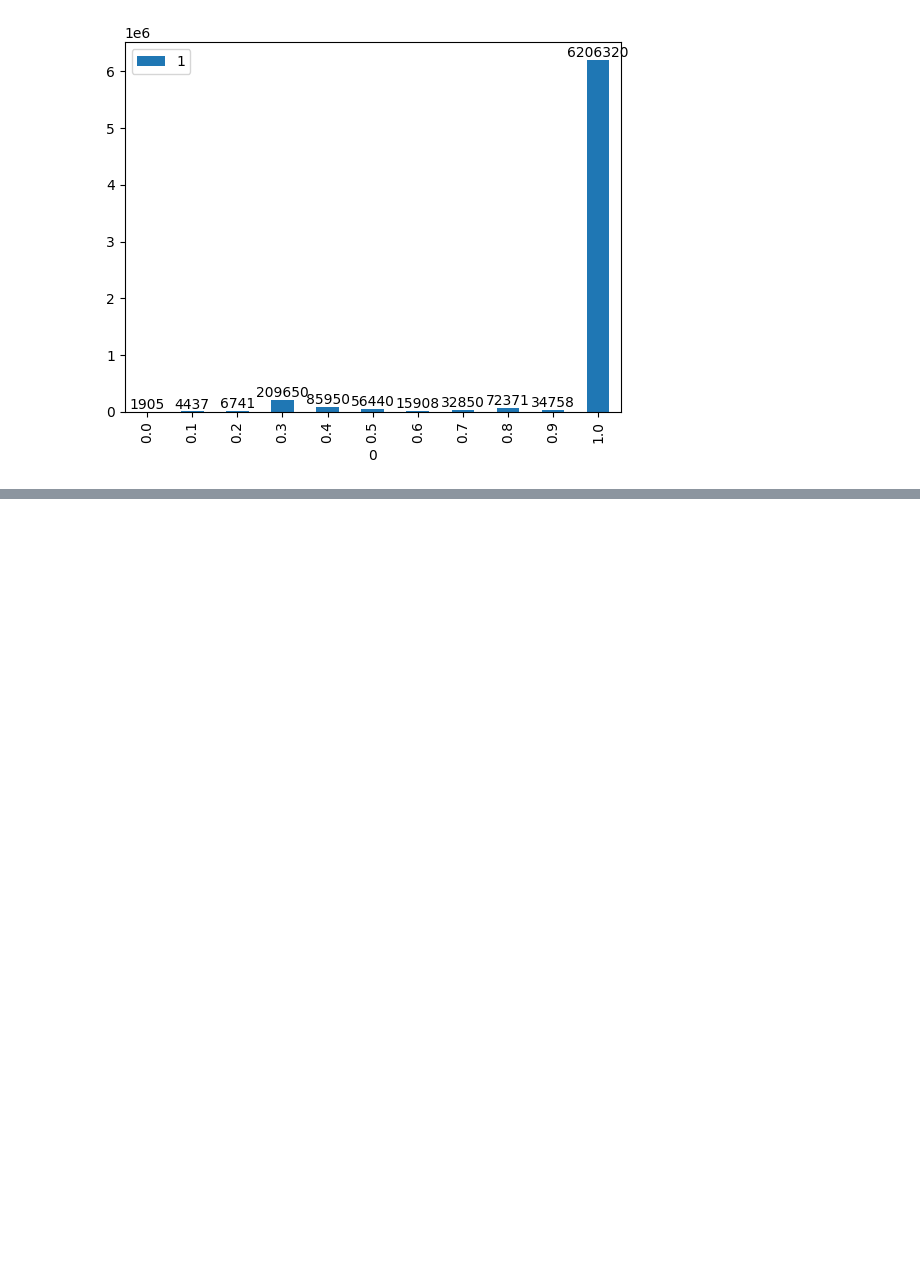
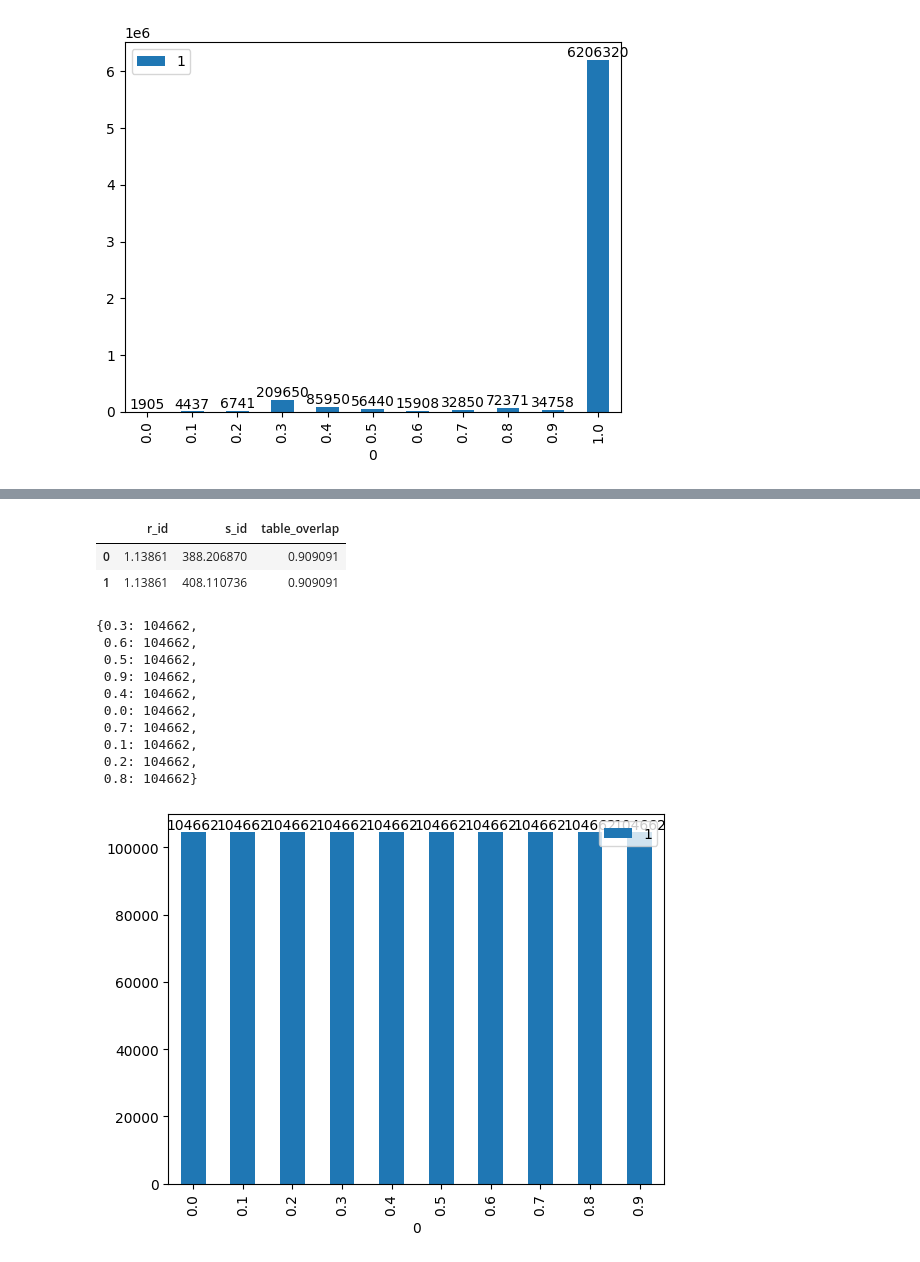
Before and after one commit to frapugna/TableEmbeddingsWithGNNs, a Jupyter notebook: prova.ipynb, the cells around one changed output, grey strips where cells are left out. Saved outputs shown, nothing was run; the diff lists cells and outputs as text; code cells hidden in the pictures; blank space fills up the shorter version.

```diff
--- a/prova.ipynb
+++ b/prova.ipynb
@@ -64,0 +205,22 @@ for p in ax.patches:
+# %%
+df_09.iloc[0:2][:]
+# %% [output]
+|  | r_id | s_id | table_overlap |
+| 0 | 1.13861 | 388.206870 | 0.909091 |
+| 1 | 1.13861 | 408.110736 | 0.909091 |
+# %%
+df_01 = pd.read_csv("/dati/home/francesco.pugnaloni/wikipedia_tables/processed_tables/test_sample_thresholded_01_min.csv")
+# %%
+show_samples_distribution(df_01, granularity=0.1)
+# %% [output]
+{0.3: 104662,
+ 0.6: 104662,
+ 0.5: 104662,
+ 0.9: 104662,
+ 0.4: 104662,
+ 0.0: 104662,
+ 0.7: 104662,
+ 0.1: 104662,
+ 0.2: 104662,
+ 0.8: 104662}
+[figure, added]
```
Also changed, not shown: parts of 38 cells of this notebook, 2 other files.
